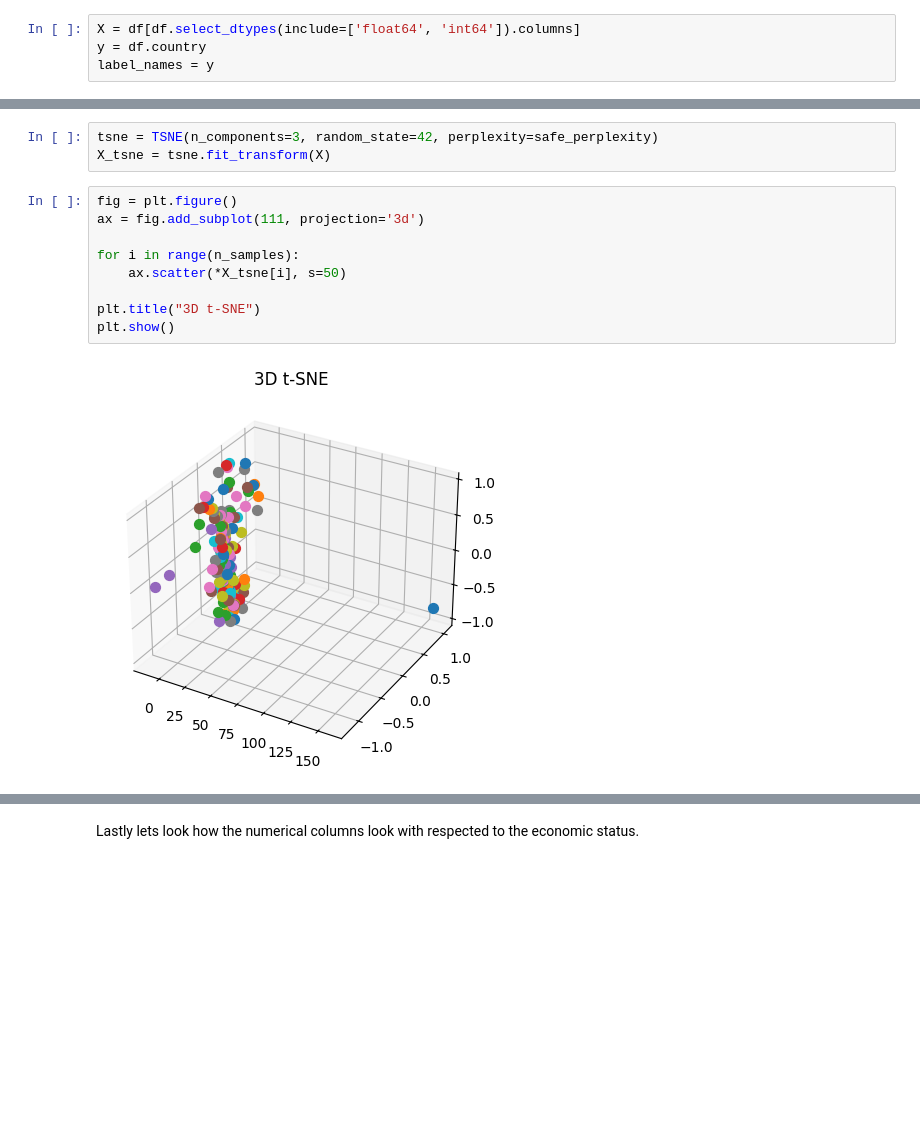
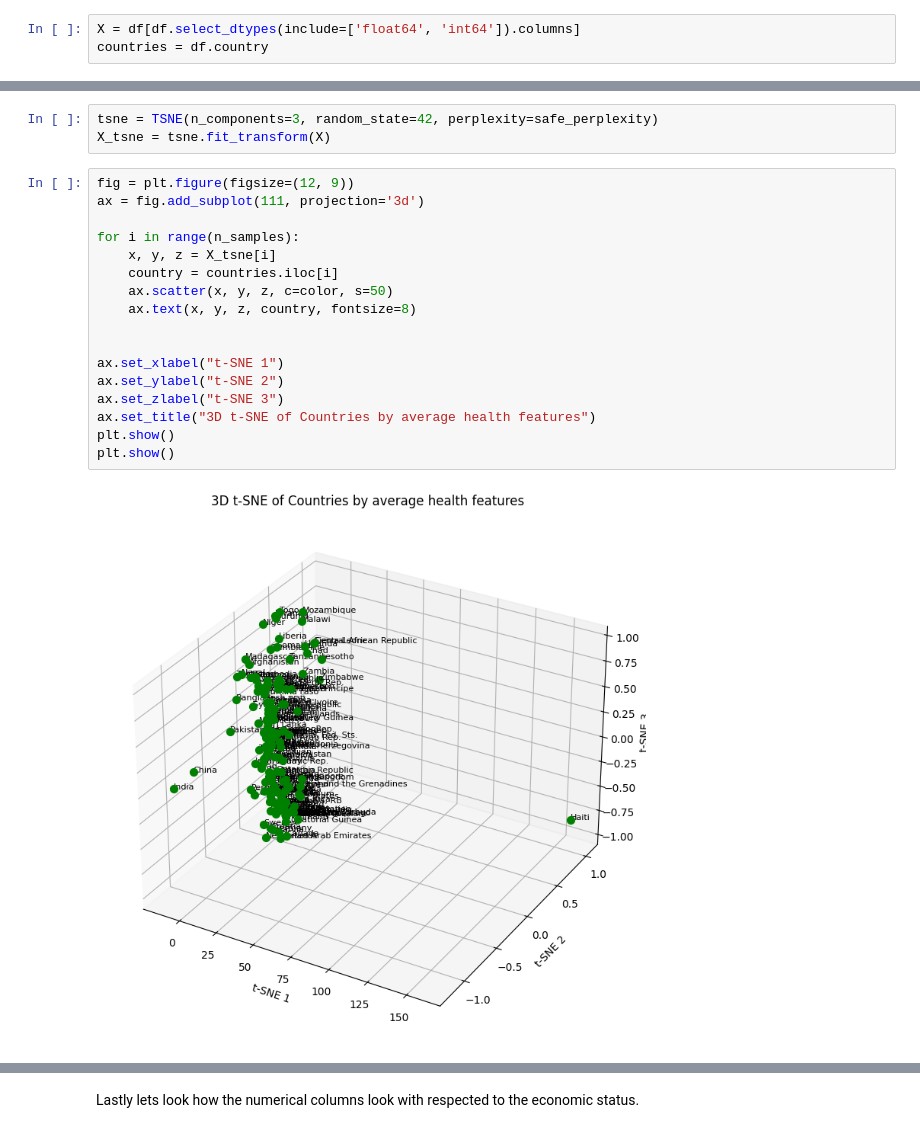
Before and after one commit to GaelGil/notebooks, a Jupyter notebook: who_life_expectancy/who_life_expectancy.ipynb, the cells around one changed output, grey strips where cells are left out. Cells and saved outputs as stored; diff of their text form; blank space fills up the shorter version.

Commit message:
working on graphs

```diff
--- a/who_life_expectancy/who_life_expectancy.ipynb
+++ b/who_life_expectancy/who_life_expectancy.ipynb
@@ -164,7 +149,6 @@ from sklearn.datasets import load_iris
 # %%
 X = df[df.select_dtypes(include=['float64', 'int64']).columns]
-y = df.country
-label_names = y
+countries = df.country
 # %%
 n_samples = X.shape[0]
 safe_perplexity = min(30, (n_samples - 1) // 3)
@@ -172,13 +156,21 @@ safe_perplexity = min(30, (n_samples - 1) // 3)
 tsne = TSNE(n_components=3, random_state=42, perplexity=safe_perplexity)
 X_tsne = tsne.fit_transform(X)
 # %%
-fig = plt.figure()
+fig = plt.figure(figsize=(12, 9))
 ax = fig.add_subplot(111, projection='3d')
 
 for i in range(n_samples):
-    ax.scatter(*X_tsne[i], s=50)
+    x, y, z = X_tsne[i]
+    country = countries.iloc[i]
+    ax.scatter(x, y, z, c=color, s=50)
+    ax.text(x, y, z, country, fontsize=8)
 
-plt.title("3D t-SNE")
+
+ax.set_xlabel("t-SNE 1")
+ax.set_ylabel("t-SNE 2")
+ax.set_zlabel("t-SNE 3")
+ax.set_title("3D t-SNE of Countries by average health features")
 plt.show()
+plt.show()
 # %% [output]
-[figure, old version]
+[figure, new version]
```
Also changed, not shown: parts of 10 cells of this notebook.
